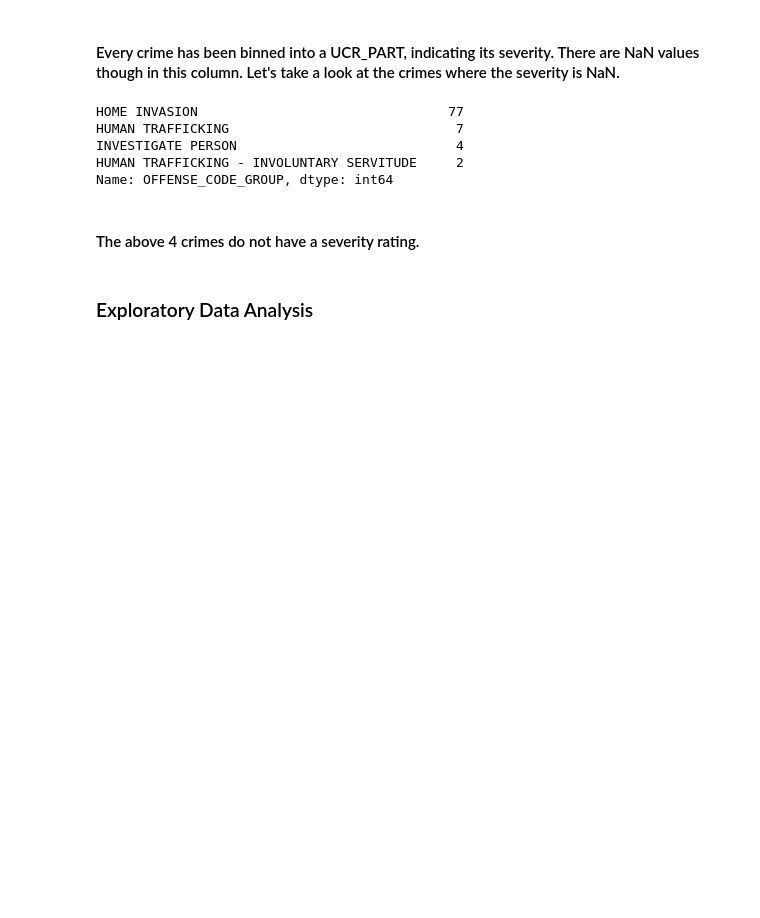
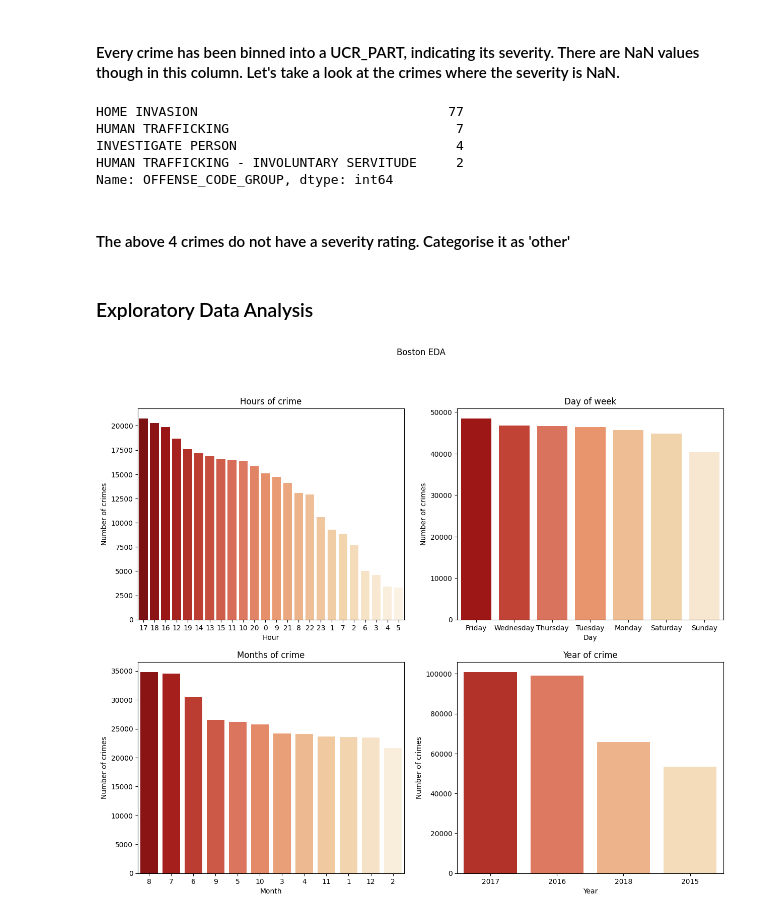
Before and after one commit to BlocknBoom123/CrimePy, a Jupyter notebook: Boston/BostonCrime.ipynb, the cells around one changed output. Cells and saved outputs as stored; diff of their text form; code cells hidden in the pictures; blank space fills up the shorter version.

Commit message:
Lots of EDA for Boston

```diff
--- a/Boston/BostonCrime.ipynb
+++ b/Boston/BostonCrime.ipynb
@@ -136,6 +147,41 @@ INVESTIGATE PERSON                            4
 HUMAN TRAFFICKING - INVOLUNTARY SERVITUDE     2
 Name: OFFENSE_CODE_GROUP, dtype: int64
 # %% [markdown]
-#### The above 4 crimes do not have a severity rating.
+#### The above 4 crimes do not have a severity rating. Categorise it as 'other'
+# %%
+df.loc[df['UCR_PART'].isna(), ('UCR_PART')] = 'Other'
 # %% [markdown]
 ### Exploratory Data Analysis
+# %%
+df_hours = df.groupby(['HOUR'], observed=True).count()['INCIDENT_NUMBER'].sort_values(ascending=False)
+df_week = df.groupby(['DAY_OF_WEEK'], observed=True).count()['INCIDENT_NUMBER'].sort_values(ascending=False)
+df_month = df.groupby(['MONTH'], observed=True).count()['INCIDENT_NUMBER'].sort_values(ascending=False)
+df_year = df.groupby(['YEAR'], observed=True).count()['INCIDENT_NUMBER'].sort_values(ascending=False)
+
+fig, axs = plt.subplots(2, 2, figsize=(15, 12))
+
+sns.barplot(x=df_hours.index, y=df_hours.values, order=df_hours.index, palette="OrRd_r", ax = axs[0,0])
+sns.barplot(x=df_week.index, y=df_week.values, order=df_week.index, palette="OrRd_r", ax = axs[0,1])
+sns.barplot(x=df_month.index, y=df_month.values, order=df_month.index, palette="OrRd_r", ax = axs[1,0])
+sns.barplot(x=df_year.index, y=df_year.values, order=df_year.index, palette="OrRd_r", ax = axs[1,1])
+
+axs[0,0].set_title('Hours of crime')
+axs[0,0].set_xlabel('Hour')
+axs[0,0].set_ylabel('Number of crimes')
+
+axs[0,1].set_title('Day of week')
+axs[0,1].set_xlabel('Day')
+axs[0,1].set_ylabel('Number of crimes')
+
+axs[1,0].set_title('Months of crime')
+axs[1,0].set_xlabel('Month')
+axs[1,0].set_ylabel('Number of crimes')
+
+axs[1,1].set_title('Year of crime')
+axs[1,1].set_xlabel('Year')
+axs[1,1].set_ylabel('Number of crimes')
+
+fig.suptitle('Boston EDA')
+plt.show()
+# %% [output]
+[figure, added]
```
Also changed, not shown: parts of 16 cells of this notebook, 6 other files.
